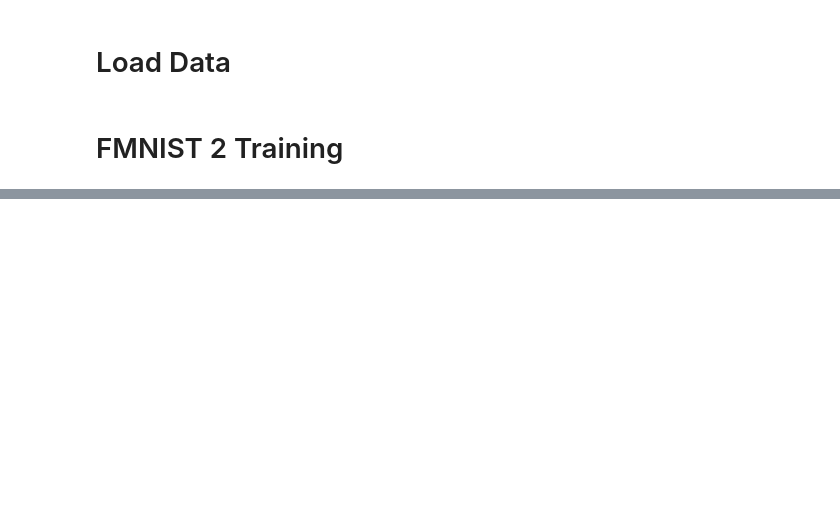
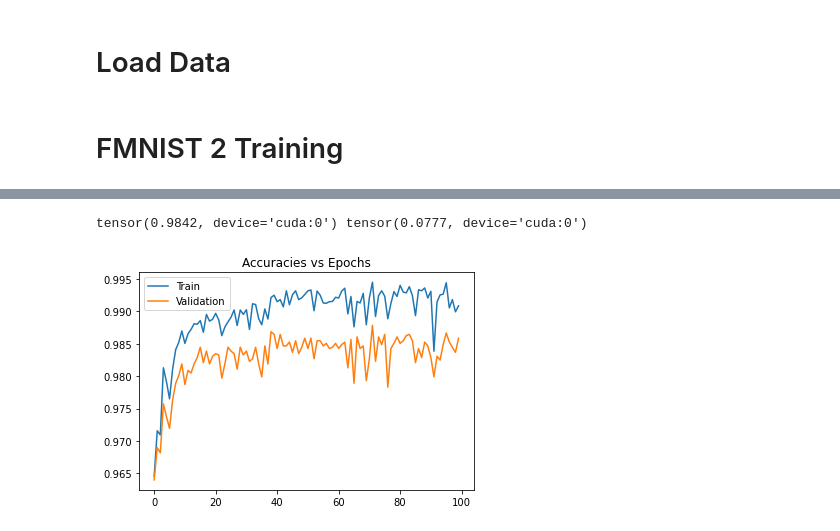
Before and after one commit to akshatgoel92/torch-visualize, a Jupyter notebook: src/3.5.ipynb, the cells around one changed output, grey strips where cells are left out. Drawn from its saved outputs; the diff is of its cells as text; code cells hidden in the pictures; blank space fills up the shorter version.

```diff
--- a/src/3.5.ipynb
+++ b/src/3.5.ipynb
@@ -211,0 +217,4 @@ plt.show()
+# %%
+X_train1 = X_train1[:, np.newaxis, :, :]
+X_test1 = X_test1[:, np.newaxis, :, :]
+X_val1 = X_val1[:, np.newaxis, :, :]
@@ -211,0 +239,47 @@ plt.show()
+# %%
+net = FashionNet().to(device)
+
+loss_fn = torch.nn.CrossEntropyLoss()
+optimizer = torch.optim.Adam(net.parameters())
+#optimizer = torch.optim.SGD(net.parameters(), lr=0.001, momentum=0.7)
+# %%
+history = {
+    'acc': [],
+    'loss': [],
+    'val_acc': [],
+    'val_loss': []
+}
+
+for epoch in tqdm(range(100)):
+    for i, data in enumerate(train_generator1):
+        inputs, labels = data
+        inputs = inputs.type(torch.FloatTensor).to(device)
+        labels =  labels.type(torch.LongTensor).to(device)
+
+        optimizer.zero_grad()
+
+        outputs = net.forward(inputs)
+        loss = loss_fn(outputs, labels)
+        loss.backward()
+        optimizer.step()
+
+    acc, loss = predict(X_val1, y_val1, net, loss_fn)
+    history['val_acc'].append(acc)
+    history['val_loss'].append(loss)
+
+    acc, loss = predict(X_train1, y_train1, net, loss_fn)
+    history['acc'].append(acc)
+    history['loss'].append(loss)
+# %%
+acc, loss = predict(X_test1, y_test1, net, loss_fn)
+print(acc, loss)
+# %% [output]
+tensor(0.9842, device='cuda:0') tensor(0.0777, device='cuda:0')
+# %%
+plt.plot(history['acc'])
+plt.plot(history['val_acc'])
+plt.title("Accuracies vs Epochs")
+plt.legend(['Train', 'Validation'])
+plt.show()
+# %% [output]
+[figure, added]
```
Also changed, not shown: parts of 10 cells of this notebook.
